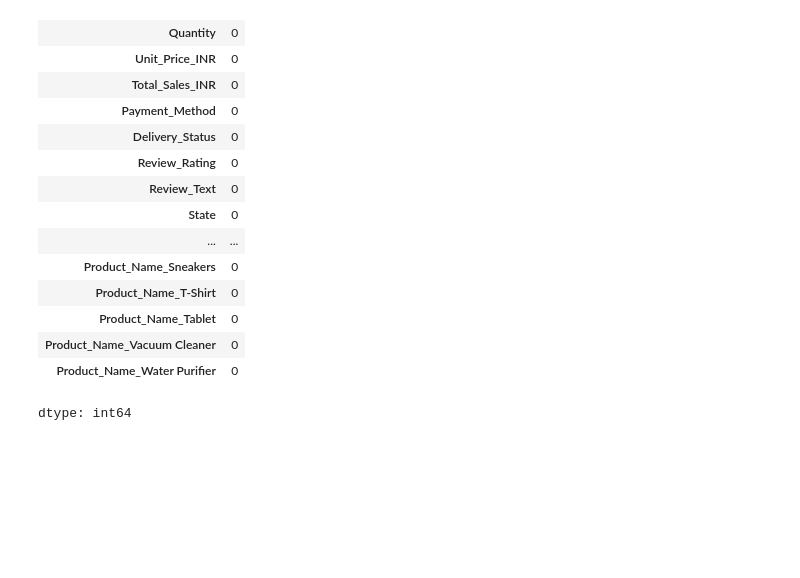
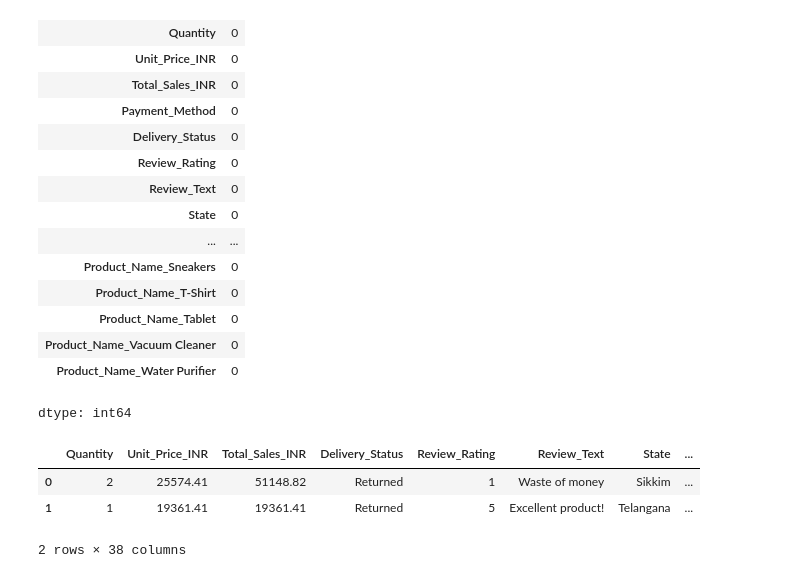
Before and after one commit to SouravDasz/practice, a Jupyter notebook: financial.ipynb, the cells around one changed output. Cells and saved outputs as stored; diff of their text form; code cells hidden in the pictures; blank space fills up the shorter version.

```diff
--- a/financial.ipynb
+++ b/financial.ipynb
@@ -296,3 +268,12 @@ df.isnull().sum()
 | Product_Name_Vacuum Cleaner | 0 |
 | Product_Name_Water Purifier | 0 |
 dtype: int64
+# %%
+df=df.drop(["Product_Category","Payment_Method","Product_Name"],axis=1)
+# %%
+df.head(2)
+# %% [output]
+|  | Quantity | Unit_Price_INR | Total_Sales_INR | Delivery_Status | Review_Rating | Review_Text | State | ... |
+| 0 | 2 | 25574.41 | 51148.82 | Returned | 1 | Waste of money | Sikkim | ... |
+| 1 | 1 | 19361.41 | 19361.41 | Returned | 5 | Excellent product! | Telangana | ... |
+2 rows × 38 columns
```
Also changed, not shown: parts of 20 cells of this notebook.
